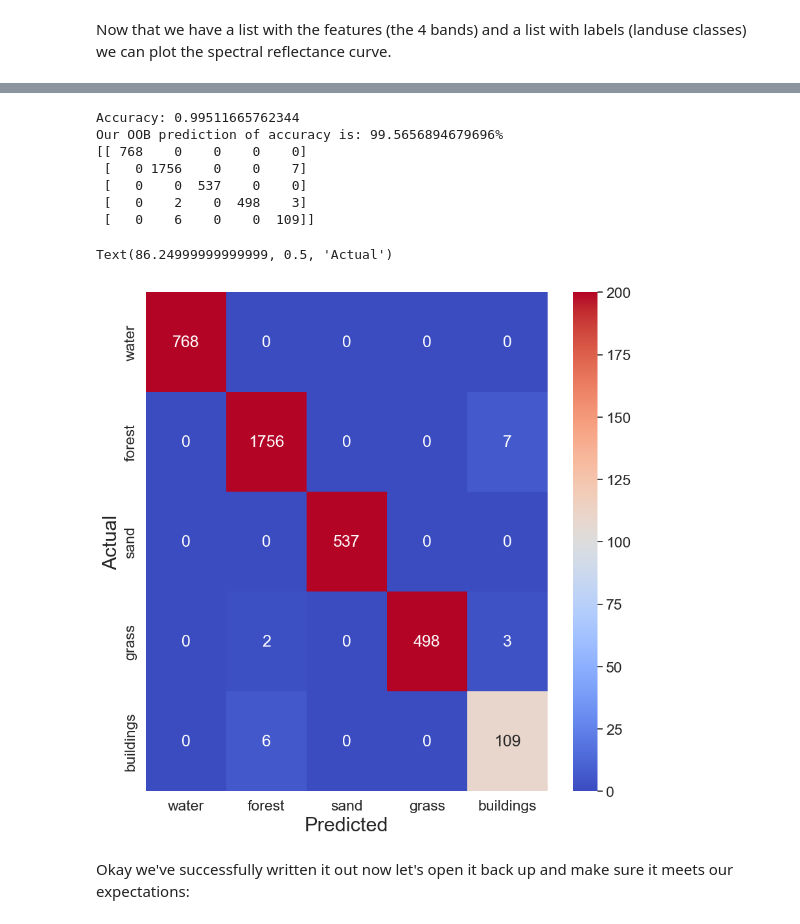
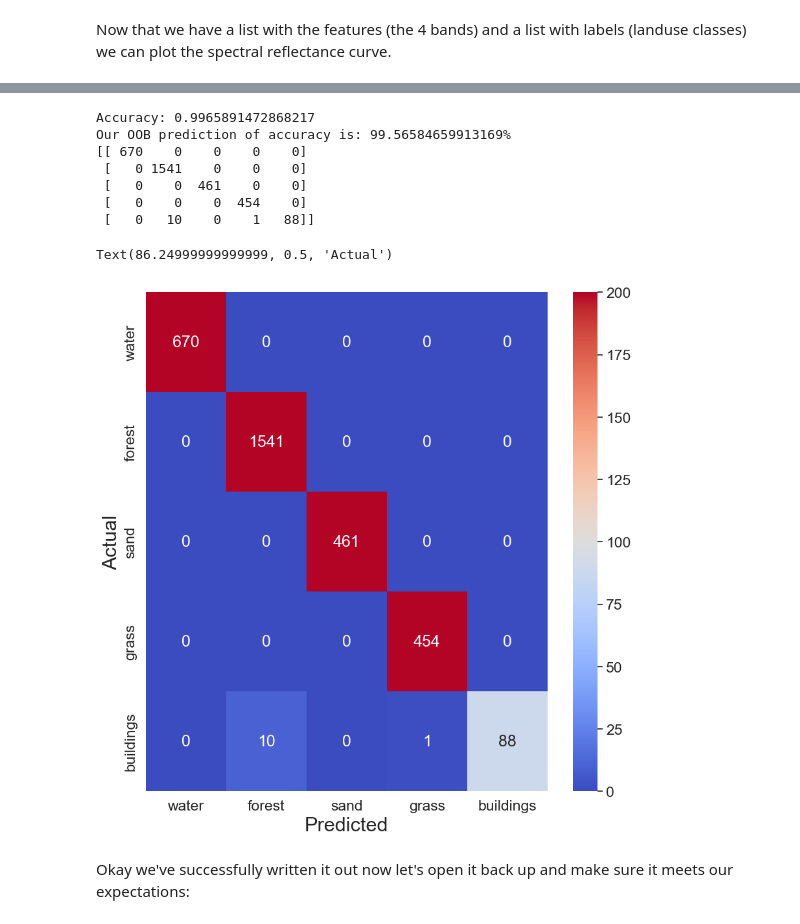
Before and after one commit to MarkTerlien/Quatro-Book-TeM, a Jupyter notebook: supervised_classification.ipynb, the cells around one changed output, grey strips where cells are left out. Saved outputs shown, nothing was run; the diff lists cells and outputs as text; code cells hidden in the pictures.

```diff
--- a/supervised_classification.ipynb
+++ b/supervised_classification.ipynb
@@ -219,6 +234,6 @@ fig.show()
 # %%
 # Split the dataset into training and test
-X_train, X_test, y_train, y_test = train_test_split(X, y, test_size=0.8) # 70% training and 30% test
+X_train, X_test, y_train, y_test = train_test_split(X, y, test_size=0.7) # 70% training and 30% test
 
 # Initialize our model with 500 trees
 rf = RandomForestClassifier(n_estimators=50, oob_score=True)
@@ -227,41 +242,41 @@ rf = RandomForestClassifier(n_estimators=50, oob_score=True)
 rf.fit(X_train,y_train)
 
 # Use the model to predict
 y_pred = rf.predict(X_test)
 
 # Model Accuracy, how often is the classifier correct?
 print("Accuracy:", metrics.accuracy_score(y_test, y_pred))
 
 # Print prediction
 print('Our OOB prediction of accuracy is: {oob}%'.format(oob=rf.oob_score_ * 100))
 
 # Confusion matrix to see how many points are correctly classified
 conf_mat = metrics.confusion_matrix(y_test, y_pred)
 print(conf_mat)
 categories = ['water','forest','sand','grass','buildings']
 conf_matrix_df = pd.DataFrame(conf_mat,columns=categories,index=categories)
 
 # Plot confusion matrix heatmap
 plt.figure(figsize=(10, 10))
 sns.set(font_scale=1.5)
 sns.heatmap(conf_matrix_df,
             cmap='coolwarm',
             annot=True,
             fmt='.5g',
             vmax=200)
 
 plt.xlabel('Predicted',fontsize=22)
 plt.ylabel('Actual',fontsize=22)
 # %% [output]
-Accuracy: 0.99511665762344
-Our OOB prediction of accuracy is: 99.5656894679696%
-[[ 768    0    0    0    0]
- [   0 1756    0    0    7]
- [   0    0  537    0    0]
- [   0    2    0  498    3]
- [   0    6    0    0  109]]
+Accuracy: 0.9965891472868217
+Our OOB prediction of accuracy is: 99.56584659913169%
+[[ 670    0    0    0    0]
+ [   0 1541    0    0    0]
+ [   0    0  461    0    0]
+ [   0    0    0  454    0]
+ [   0   10    0    1   88]]
 Text(86.24999999999999, 0.5, 'Actual')
-[figure, old version]
+[figure, new version]
 # %% [markdown]
 Okay we've successfully written it out now let's open it back up and make sure it meets our expectations:
 # %%
```
Also changed, not shown: parts of 5 cells of this notebook.
